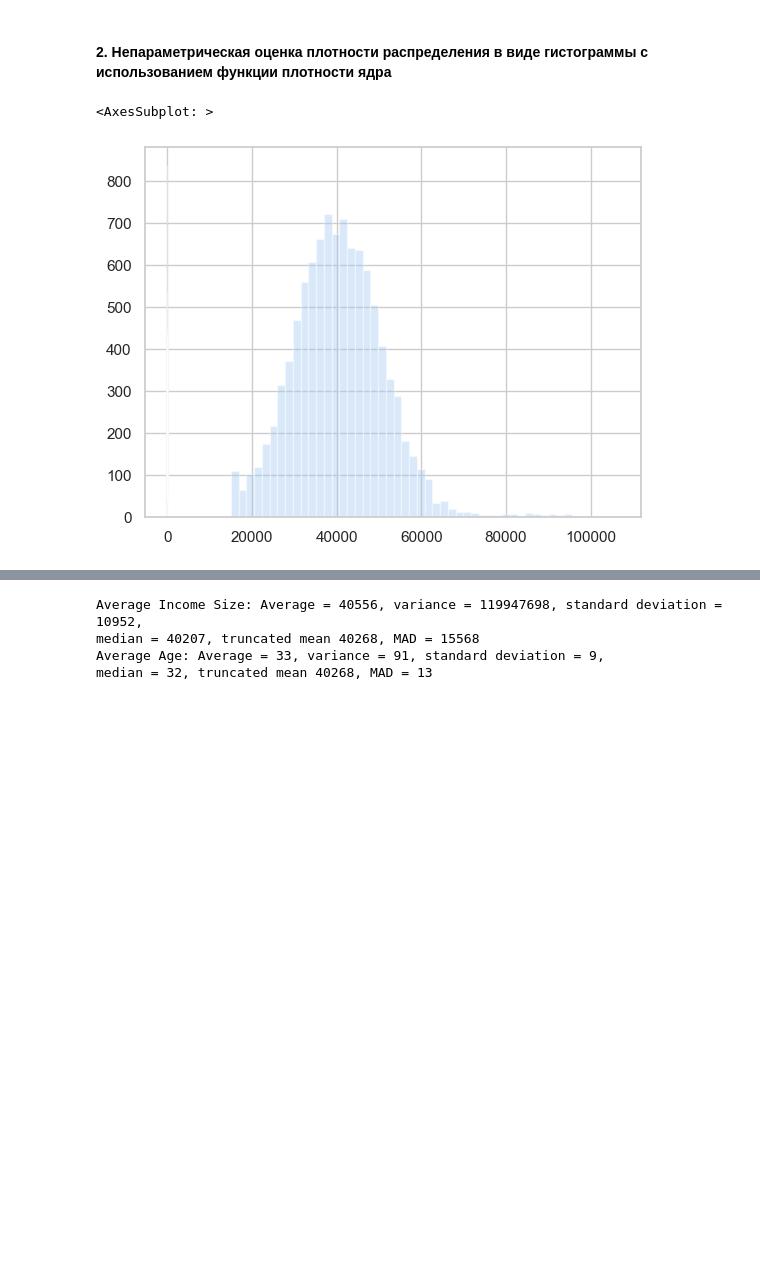
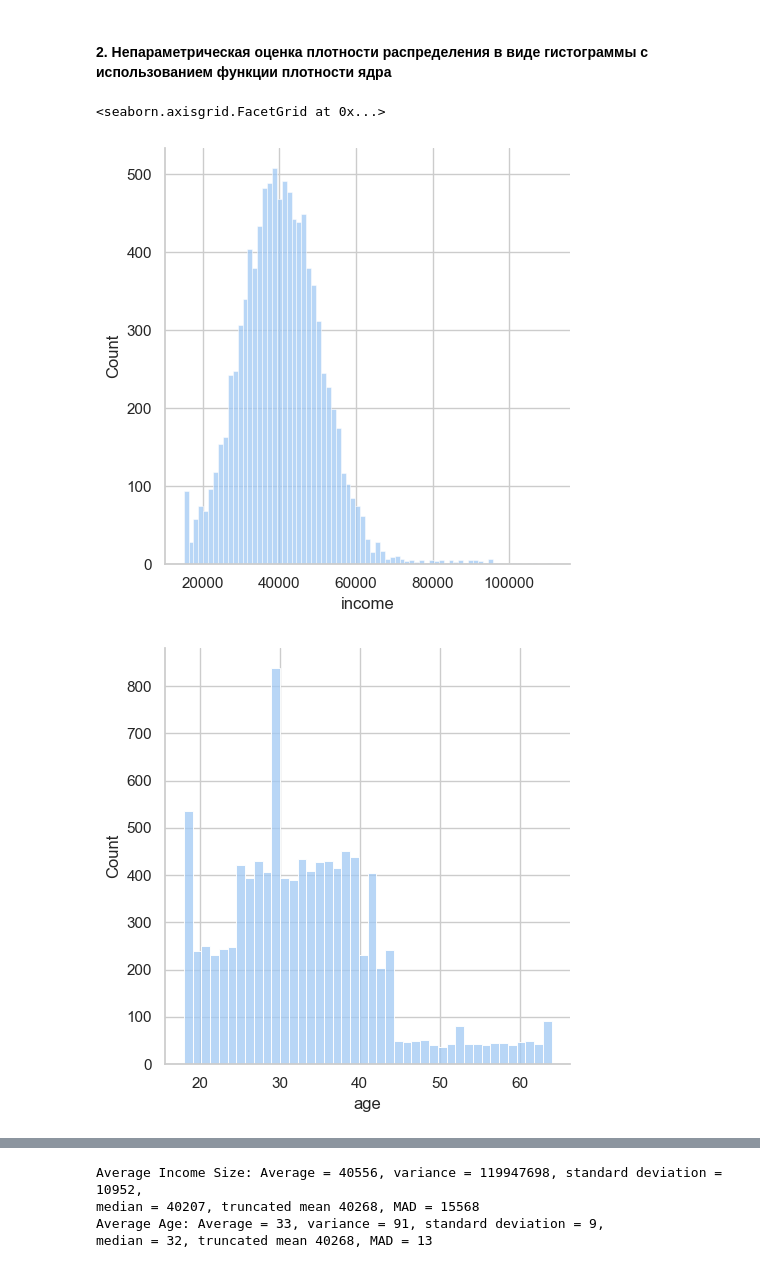
Before and after one commit to AnatolyPershinov/MFML_labs, a Jupyter notebook: lr1/salary/salary.ipynb, the cells around one changed output, grey strips where cells are left out. Cells and saved outputs as stored; diff of their text form; code cells hidden in the pictures; blank space fills up the shorter version.

```diff
--- a/lr1/salary/salary.ipynb
+++ b/lr1/salary/salary.ipynb
@@ -92,8 +98,10 @@ def cut_tails(array, min_value=5, max_value=95):
 # %%
 import seaborn as sns
 
-sns.distplot(cut_tails(df_empl["income"]), kde=False)
-sns.distplot(cut_tails(source_df["age"]), kde=False)
+sns.displot(source_df["income"], kde=False)
+sns.displot(source_df["age"], kde=False)
+sns.displot(source_df["education_level"], kde=True)
 # %% [output]
-<AxesSubplot: >
+<seaborn.axisgrid.FacetGrid at 0x...>
-[figure, old version]
+[figure, new version]
+[figure, added]
```
Also changed, not shown: parts of 17 cells of this notebook.
